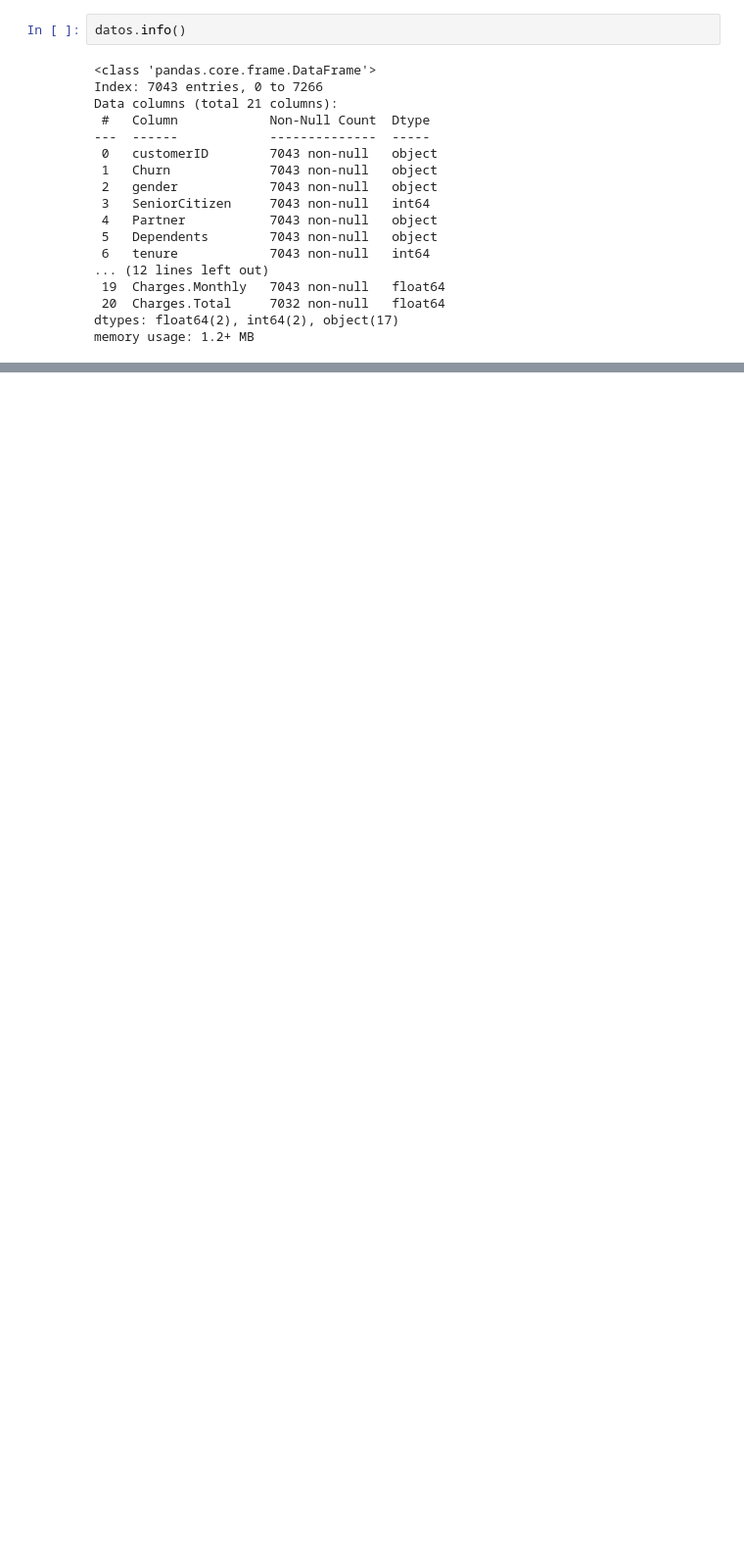
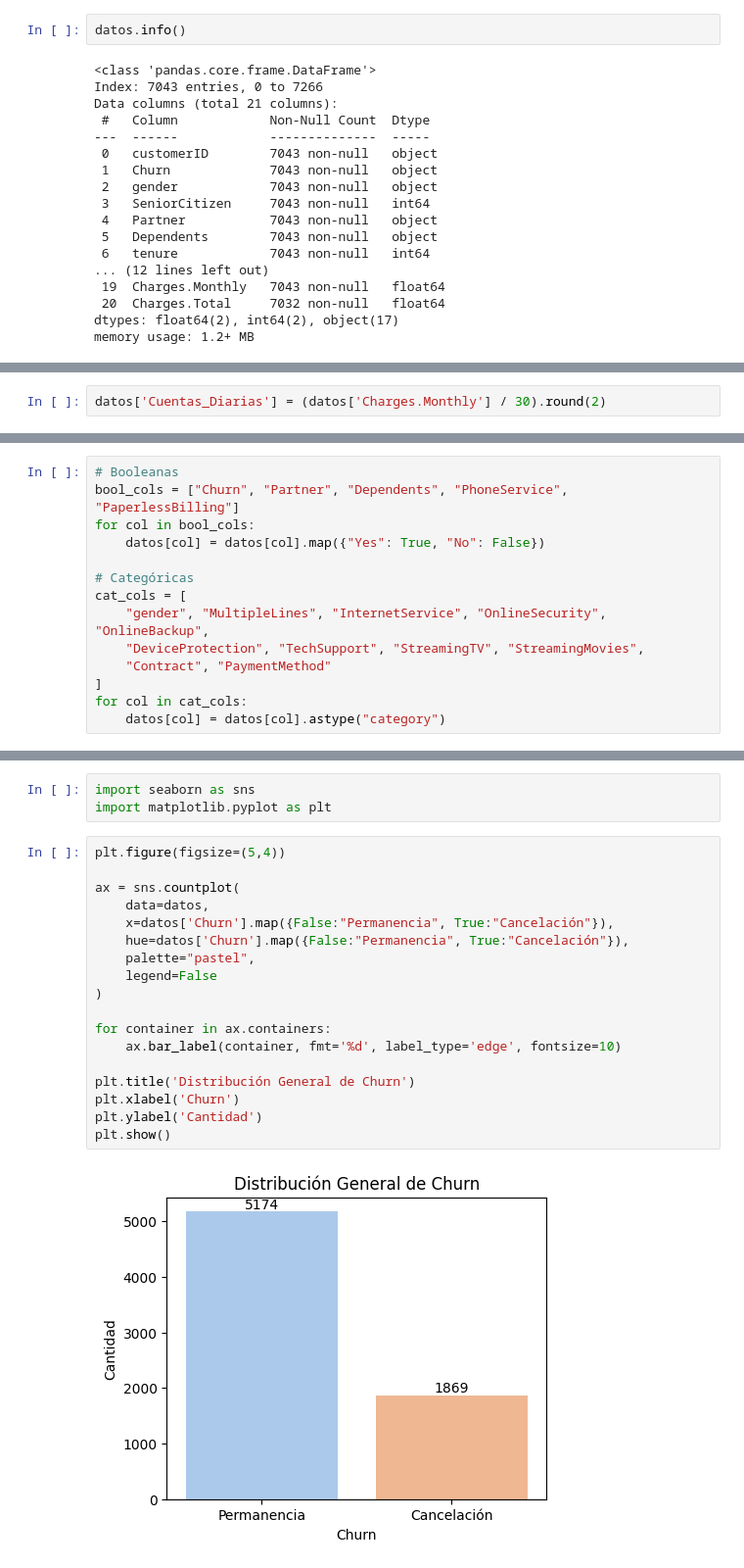
Before and after one commit to BillDevData/Challenge-2-Data-Science, a Jupyter notebook: notebook_del_challenge.ipynb, the cells around one changed output, grey strips where cells are left out. Shown at 98% size. Cells and saved outputs as stored; diff of their text form; blank space fills up the shorter version.

Commit message:
Se hicieron varios análisis gráficos con las distintas variable comparándolas con el Churn.

```diff
--- a/notebook_del_challenge.ipynb
+++ b/notebook_del_challenge.ipynb
@@ -261,0 +274,2 @@ datos['SeniorCitizen'] = datos['SeniorCitizen'].astype(bool)
+# %%
+datos['Cuentas_Diarias'] = (datos['Charges.Monthly'] / 30).round(2)
@@ -261,0 +319,14 @@ datos['SeniorCitizen'] = datos['SeniorCitizen'].astype(bool)
+# %%
+# Booleanas
+bool_cols = ["Churn", "Partner", "Dependents", "PhoneService", "PaperlessBilling"]
+for col in bool_cols:
+    datos[col] = datos[col].map({"Yes": True, "No": False})
+
+# Categóricas
+cat_cols = [
+    "gender", "MultipleLines", "InternetService", "OnlineSecurity", "OnlineBackup",
+    "DeviceProtection", "TechSupport", "StreamingTV", "StreamingMovies",
+    "Contract", "PaymentMethod"
+]
+for col in cat_cols:
+    datos[col] = datos[col].astype("category")
@@ -261,0 +413,23 @@ datos['SeniorCitizen'] = datos['SeniorCitizen'].astype(bool)
+# %%
+import seaborn as sns
+import matplotlib.pyplot as plt
+# %%
+plt.figure(figsize=(5,4))
+
+ax = sns.countplot(
+    data=datos,
+    x=datos['Churn'].map({False:"Permanencia", True:"Cancelación"}),
+    hue=datos['Churn'].map({False:"Permanencia", True:"Cancelación"}),
+    palette="pastel",
+    legend=False
+)
+
+for container in ax.containers:
+    ax.bar_label(container, fmt='%d', label_type='edge', fontsize=10)
+
+plt.title('Distribución General de Churn')
+plt.xlabel('Churn')
+plt.ylabel('Cantidad')
+plt.show()
+# %% [output]
+[figure, added]
```
Also changed, not shown: parts of 23 cells of this notebook.
